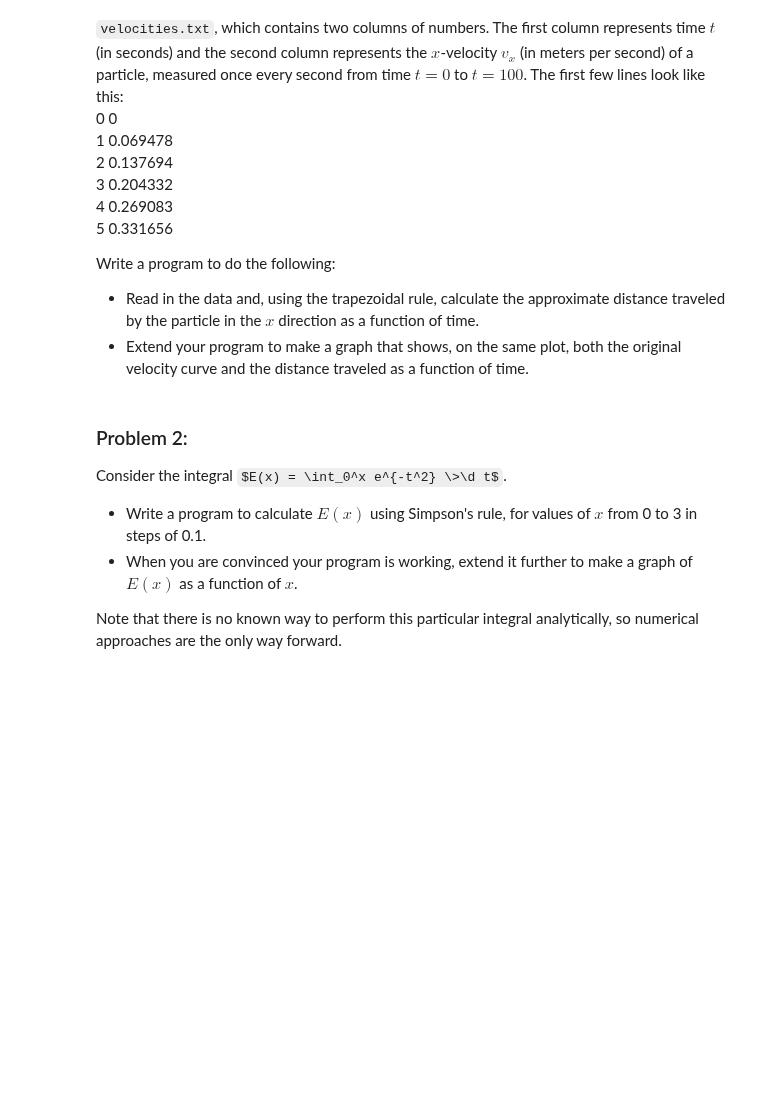
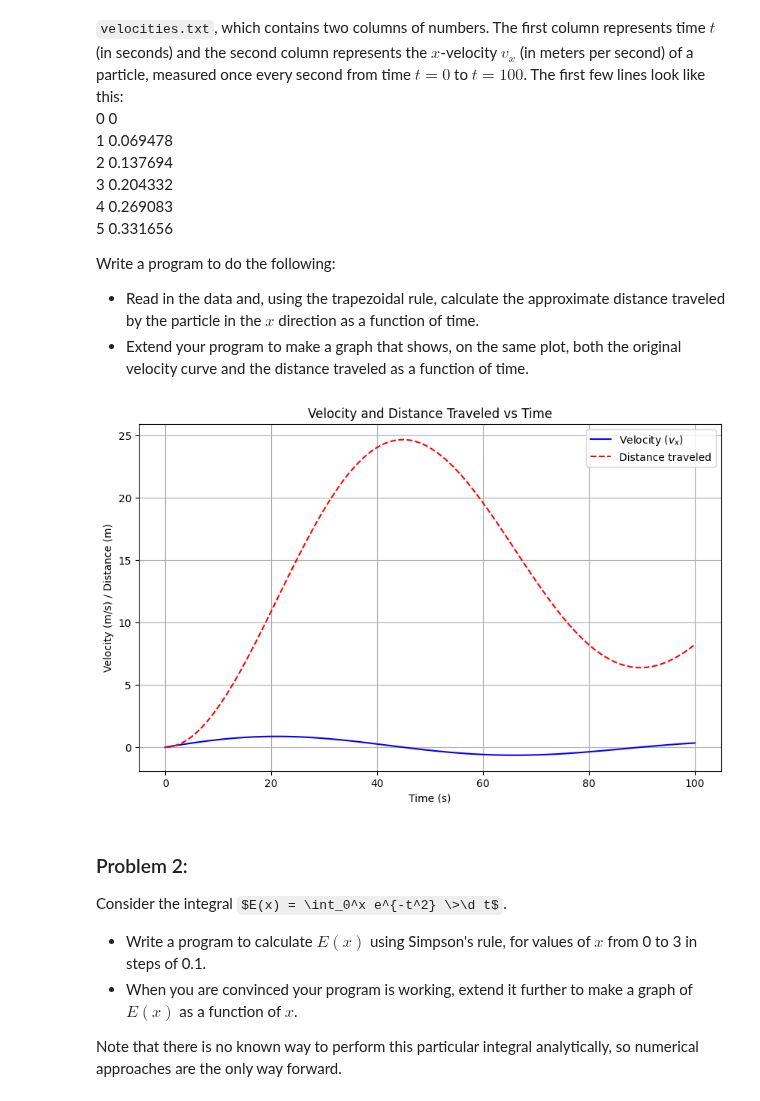
Before and after one commit to CWCopeland/ComputationalPhysics, a Jupyter notebook: Homework/Homework_03.ipynb, the cells around one changed output. Cells and saved outputs as stored; diff of their text form; code cells hidden in the pictures; some formulas as TeX source; blank space fills up the shorter version.

```diff
--- a/Homework/Homework_03.ipynb
+++ b/Homework/Homework_03.ipynb
@@ -14,6 +14,48 @@ In the on-line resources for our textbook (https://public.websites.umich.edu/~me
 Write a program to do the following:
  * Read in the data and, using the trapezoidal rule, calculate the approximate distance traveled by the particle in the $x$ direction as a function of time.
  * Extend your program to make a graph that shows, on the same plot, both the original velocity curve and the distance traveled as a function of time.
+# %%
+import numpy as np
+import matplotlib.pyplot as plt
+
+# Function to read the data from file
+def read_data(velocity):
+    time = []
+    velocity = []
+    with open('/velocities.txt', 'r') as file:
+        for line in file:
+            t, v = map(float, line.split())
+            time.append(t)
+            velocity.append(v)
+    return np.array(time), np.array(velocity)
+def calculate_distance(time, velocity):
+    distance = np.zeros_like(time)
+    for i in range(1, len(time)):
+        dt = time[i] - time[i-1]
+        distance[i] = distance[i-1] + 0.5 * (velocity[i-1] + velocity[i]) * dt
+    return distance
+
+def main():
+
+    filename = 'velocities.txt'
+    time, velocity = read_data(filename)
+
+    distance = calculate_distance(time, velocity)
+    plt.figure(figsize=(10, 6))
+    plt.plot(time, velocity, label='Velocity ($v_x$)', color='b')
+    plt.plot(time, distance, label='Distance traveled', color='r', linestyle='--')
+    plt.title('Velocity and Distance Traveled vs Time')
+    plt.xlabel('Time (s)')
+    plt.ylabel('Velocity (m/s) / Distance (m)')
+    plt.legend()
+    plt.grid(True)
+
+    plt.show()
+
+if __name__ == '__main__':
+    main()
+# %% [output]
+[figure, added]
 # %% [markdown]
 ### Problem 2:
 
```
Also changed, not shown: parts of 3 cells of this notebook.
